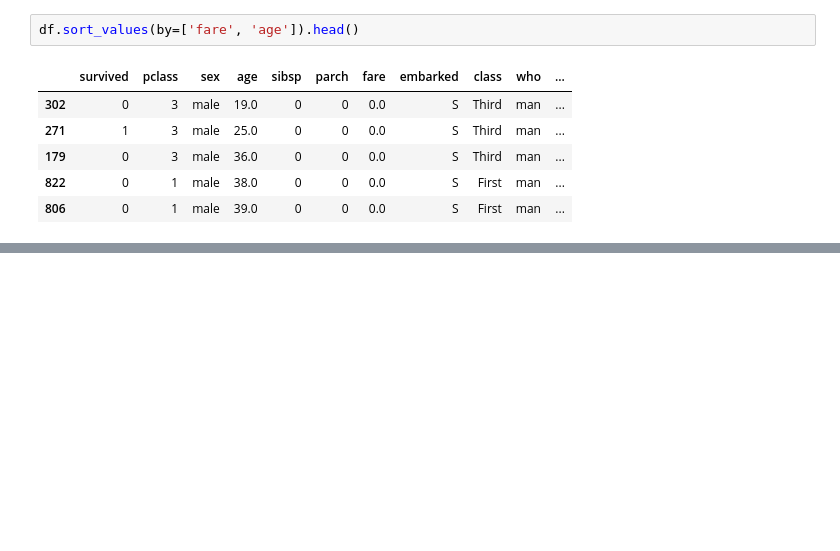
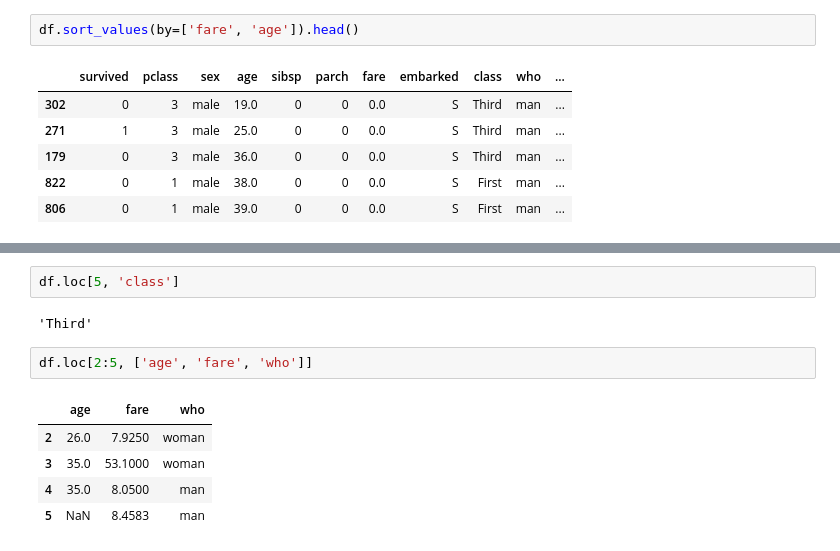
Before and after one commit to kim-minjae-22/titanic, a Jupyter notebook: titanic.ipynb, the cells around one changed output, grey strips where cells are left out. Cells and saved outputs as stored; diff of their text form; blank space fills up the shorter version.

```diff
--- a/titanic.ipynb
+++ b/titanic.ipynb
@@ -220,0 +258,12 @@ df.sort_values(by=['fare', 'age']).head()
+# %%
+df.loc[5, 'class']
+# %% [output]
+'Third'
+# %%
+df.loc[2:5, ['age', 'fare', 'who']]
+# %% [output]
+|  | age | fare | who |
+| 2 | 26.0 | 7.9250 | woman |
+| 3 | 35.0 | 53.1000 | woman |
+| 4 | 35.0 | 8.0500 | man |
+| 5 | NaN | 8.4583 | man |
```
Also changed, not shown: parts of 5 cells of this notebook.
